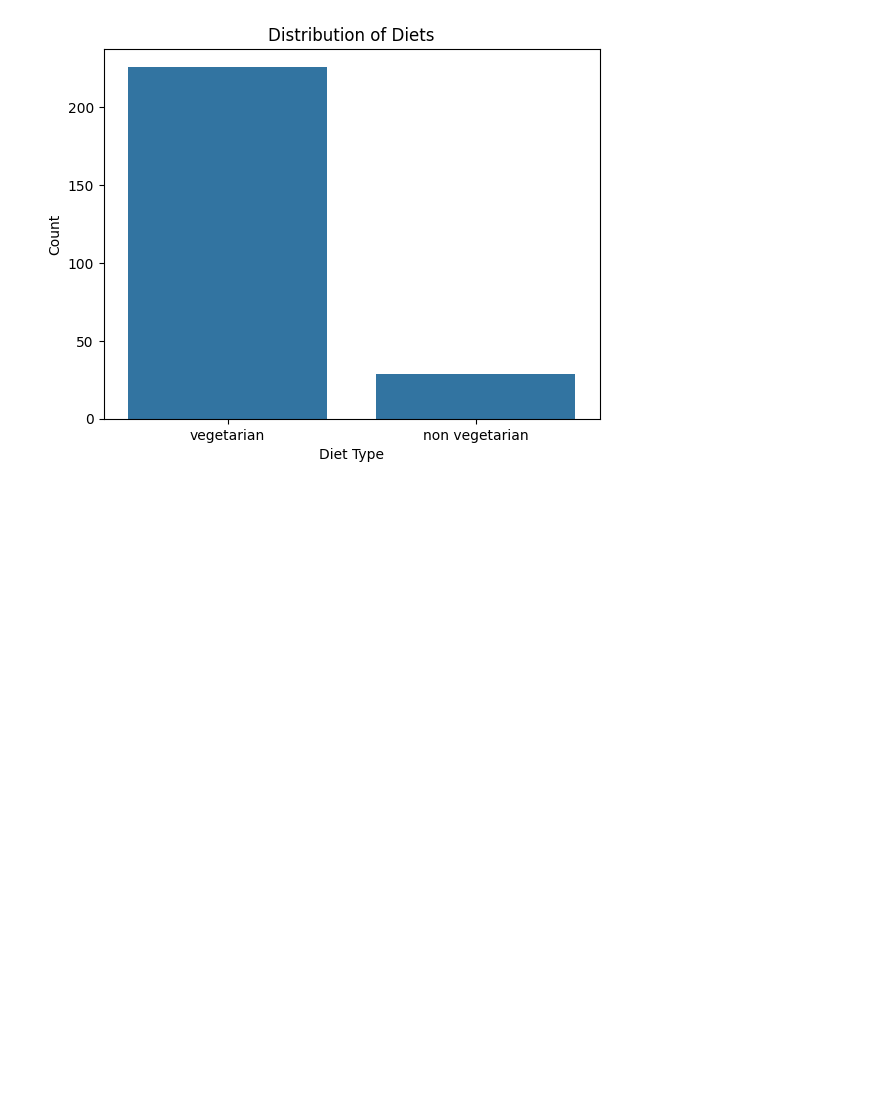
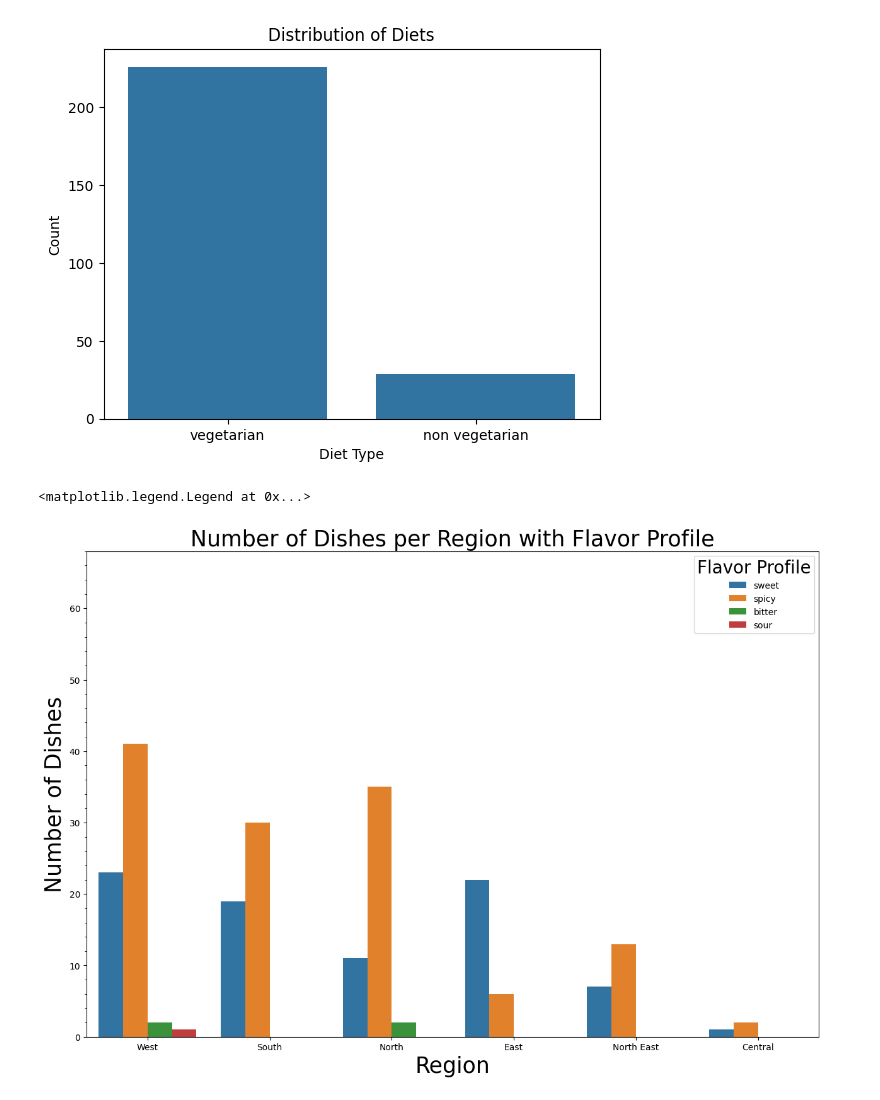
Before and after one commit to anabasalo/ml-portfolio, a Jupyter notebook: Indian_Food.ipynb, the cells around one changed output. Cells and saved outputs as stored; diff of their text form; code cells hidden in the pictures; blank space fills up the shorter version.

Commit message:
number of dishes (#21)
Signed-off-by: Ana Basalo <ana.luiza.basalo@gmail.com>

```diff
--- a/Indian_Food.ipynb
+++ b/Indian_Food.ipynb
@@ -114,3 +114,19 @@ plt.ylabel('Count')
 # %% [output]
 Text(0, 0.5, 'Count')
 [figure]
+# %%
+
+df = df.replace(-1,np.nan) #to replace int values
+df = df.replace('-1',np.nan) #for object type data
+# %%
+
+plt.figure(figsize=(15, 10))
+sns.countplot(x="region", data=df, hue="flavor_profile", order=df['region'].value_counts().index)
+plt.yticks(np.arange(0, 70, step=2), minor=True)
+plt.xlabel("Region", fontsize=25)
+plt.ylabel("Number of Dishes", fontsize=25)
+plt.title("Number of Dishes per Region with Flavor Profile", fontsize=25)
+plt.legend(title='Flavor Profile', title_fontsize='20')
+# %% [output]
+<matplotlib.legend.Legend at 0x...>
+[figure, added]
```
